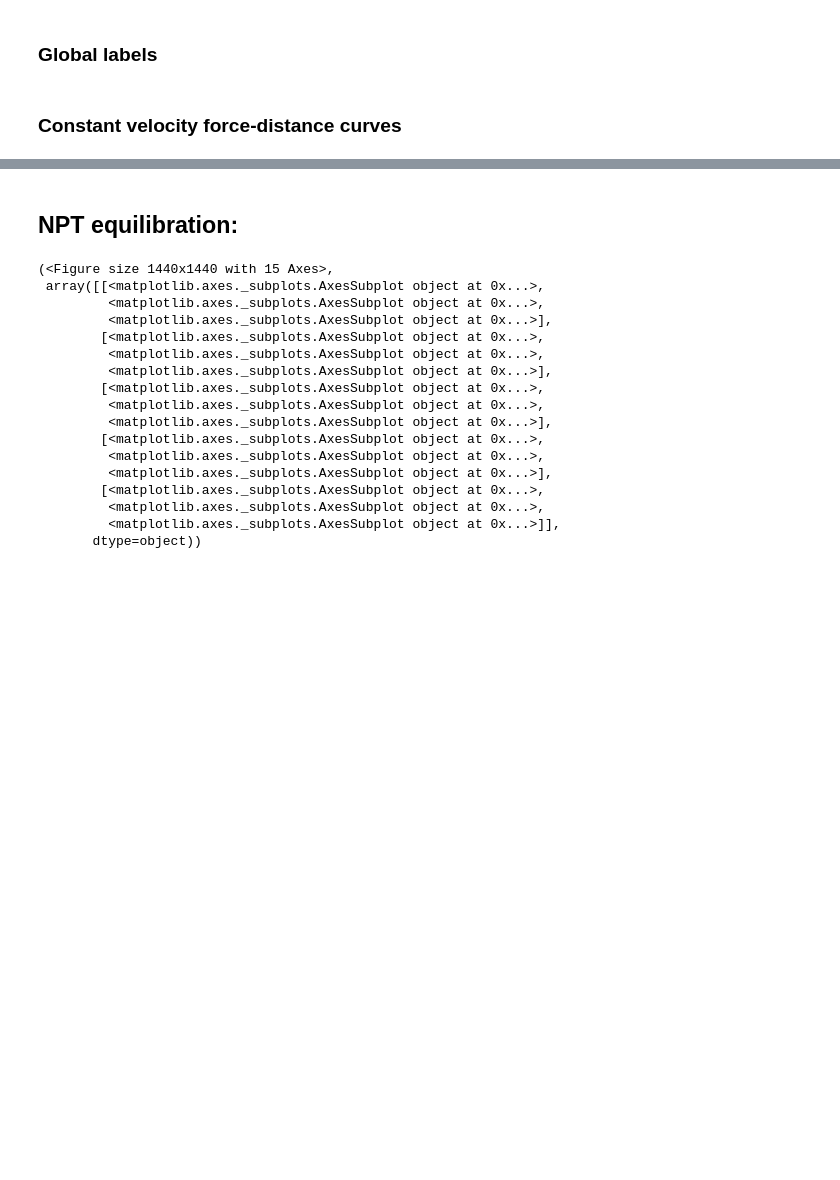
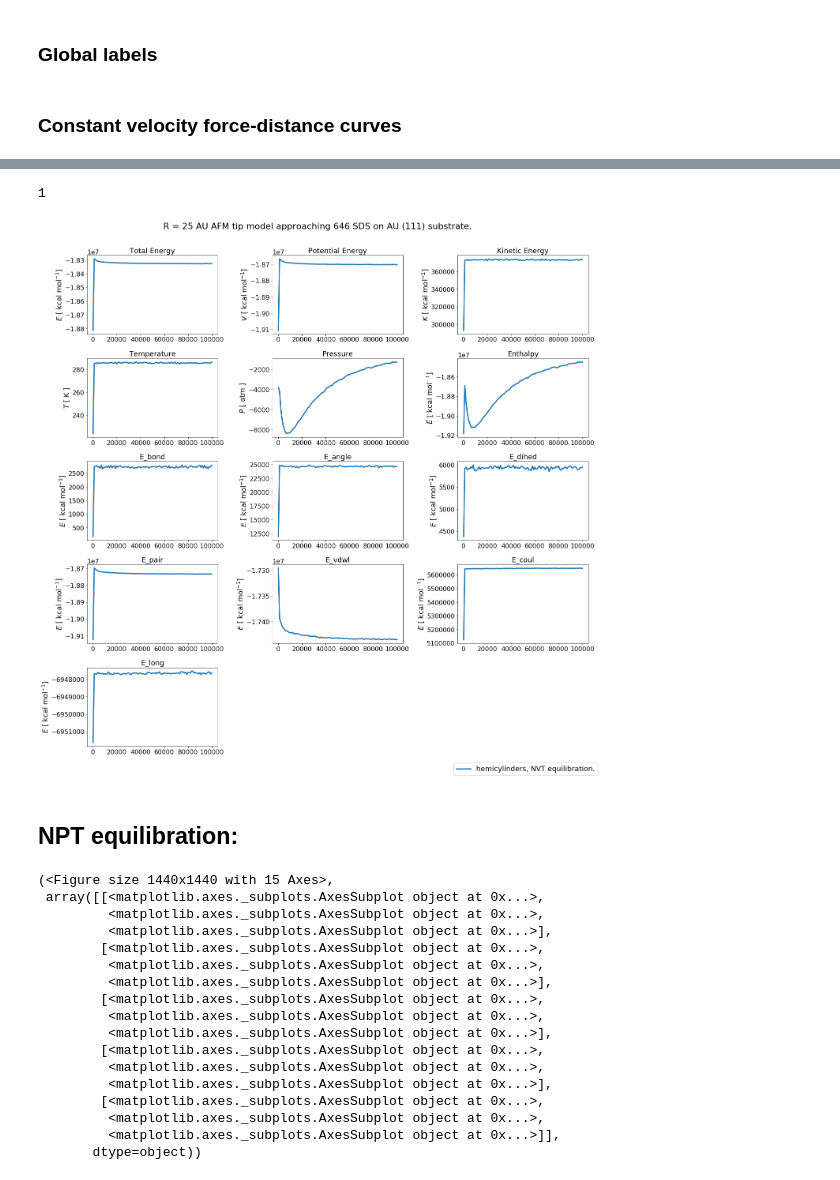
Before and after one commit to jotelha/jlhphd, a Jupyter notebook: ipynb/postp/20190612_afm_force_distance_curves_25Ang.ipynb, the cells around one changed output, grey strips where cells are left out. Cells and saved outputs as stored; diff of their text form; code cells hidden in the pictures; blank space fills up the shorter version.

Commit message:
Refined equilibration

```diff
--- a/ipynb/postp/20190612_afm_force_distance_curves_25Ang.ipynb
+++ b/ipynb/postp/20190612_afm_force_distance_curves_25Ang.ipynb
@@ -315,3 +323,51 @@ label_list = []
+# %%
+files = fp.get_file_by_query(query)
+# %%
+len(files)
+# %% [output]
+1
+# %%
+title_pattern = '''R = {indenter_initial_radius:} {indenter_substrate:} AFM
+    tip model approaching {sf_nmolecules:} {surfactant:} on
+    {substrate:} ({sb_crystal_plane:}) substrate.'''
+# %%
+legend_pattern = '''{sf_preassembly:}, NVT equilibration.'''
+# %%
+thermoData = []
+for (cont,doc) in files:
+    # create a title from document metadata
+    title_raw = title_pattern.format(
+        indenter_initial_radius = doc["metadata"]["indenter"]["initial_radius"],
+        indenter_substrate = doc["metadata"]["indenter"]["substrate"],
+        sf_nmolecules = doc["metadata"]["sf_nmolecules"],
+        surfactant = doc["metadata"]["surfactant"],
+        sf_preassembly = doc["metadata"]["sf_preassembly"],
+        substrate = doc["metadata"]["substrate"],
+        sb_crystal_plane = doc["metadata"]["sb_crystal_plane"])
+    title = ' '.join(line.strip() for line in title_raw.splitlines())
+
+    # create a plot legend from document metadata
+    legend = legend_pattern.format(
+            sf_preassembly = doc["metadata"]["sf_preassembly"])
+    #legend = ' '.join(line.strip() for line in legend_raw.splitlines())
+
+    contStream = io.StringIO(cont.decode())
+    df = pd.read_csv(contStream,delim_whitespace=True)
+    #df.index.name = 'time'
+    #df["distance"] = \
+    #    doc["metadata"]["sb_in_dist"] + df.index * doc["metadata"]["constant_indenter_velocity"]
+    thermoData.append({'title': title, 'legend': legend, 'data': df})
+# %%
+for i, d in enumerate(thermoData):
+    if i == 0:
+        fig, ax = plotThermo(d["data"],
+                     legend =d["legend"],
+                     title  =d["title"])
+    else:
+        fig, ax = plotThermo(d["data"], axes=ax,
+                        legend=d["legend"])
+# %% [output]
+[figure, added]
 # %% [markdown]
 ## NPT equilibration:
 # %%
```
Also changed, not shown: parts of 2 cells of this notebook, 11 other files.
